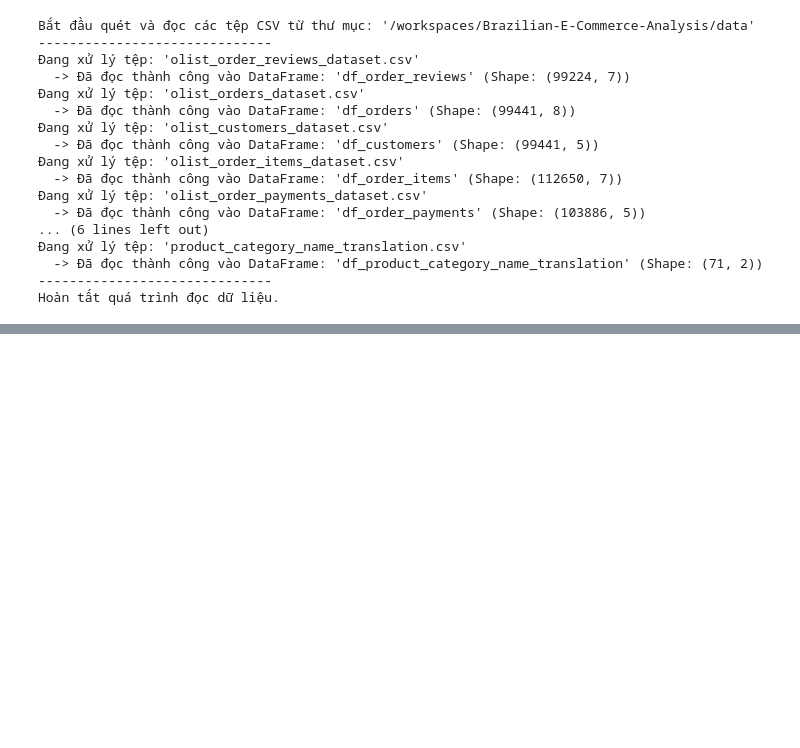
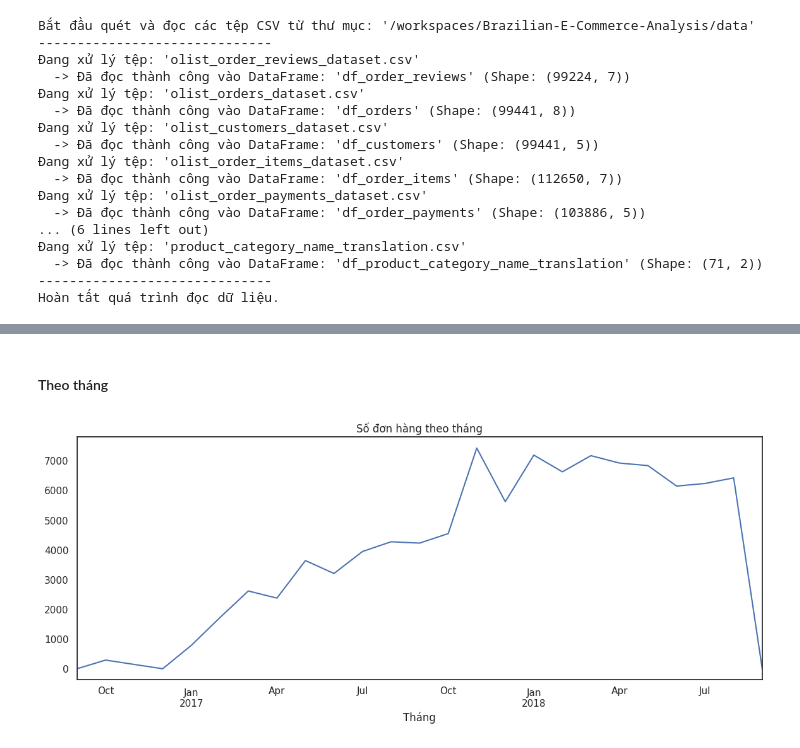
Before and after one commit to vduong042/Brazilian-E-Commerce-Analysis, a Jupyter notebook: descriptive_analytics.ipynb, the cells around one changed output, grey strips where cells are left out. Saved outputs shown, nothing was run; the diff lists cells and outputs as text; code cells hidden in the pictures; blank space fills up the shorter version.

```diff
--- a/descriptive_analytics.ipynb
+++ b/descriptive_analytics.ipynb
@@ -230,0 +328,8 @@ display(result)
+# %%
+# Chuyển dữ liệu về dạng datetime
+orders['order_purchase_timestamp'] = pd.to_datetime(orders['order_purchase_timestamp'], errors='coerce')
+orders['order_approved_at'] = pd.to_datetime(orders['order_approved_at'], errors='coerce')
+orders['order_delivered_carrier_date'] = pd.to_datetime(orders['order_delivered_carrier_date'], errors='coerce')
+orders['order_delivered_customer_date'] = pd.to_datetime(orders['order_delivered_customer_date'], errors='coerce')
+orders['order_estimated_delivery_date'] = pd.to_datetime(orders['order_estimated_delivery_date'], errors='coerce')
+orders.info()
@@ -230,0 +608,19 @@ display(result)
+# %%
+# Trích xuất thời gian
+orders_filtered = orders[~orders['order_status'].isin(['unavailable', 'canceled'])].copy() # Lọc ra những đơn hàng bị hủy (bởi khách hàng hoặc hệ thống)
+orders_filtered['order_purchase_hour'] = orders_filtered['order_purchase_timestamp'].dt.hour
+orders_filtered['order_purchase_date'] = orders_filtered['order_purchase_timestamp'].dt.date
+orders_filtered['order_purchase_date'] = pd.to_datetime(orders_filtered['order_purchase_date'], errors='coerce')
+orders_filtered['order_purchase_month'] = orders_filtered['order_purchase_timestamp'].dt.to_period('M')
+orders_filtered['order_purchase_dayofweek'] = orders_filtered['order_purchase_timestamp'].dt.day_of_week
+
+day_map = {
+    0: 'Mon',
+    1: 'Tue',
+    2: 'Wed',
+    3: 'Thu',
+    4: 'Fri',
+    5: 'Sat',
+    6: 'Sun'
+}
+orders_filtered['order_purchase_day_name'] = orders_filtered['order_purchase_dayofweek'].map(day_map)
@@ -230,0 +636,12 @@ display(result)
+# %% [markdown]
+#### Theo tháng
+# %%
+import matplotlib.pyplot as plt
+
+# Số lượng đơn hàng theo tháng
+orders_filtered['order_purchase_month'].value_counts().sort_index().plot(kind='line', figsize=(14,5))
+plt.title('Số đơn hàng theo tháng')
+plt.xlabel('Tháng')
+plt.show()
+# %% [output]
+[figure, added]
```
Also changed, not shown: parts of 94 cells of this notebook.
